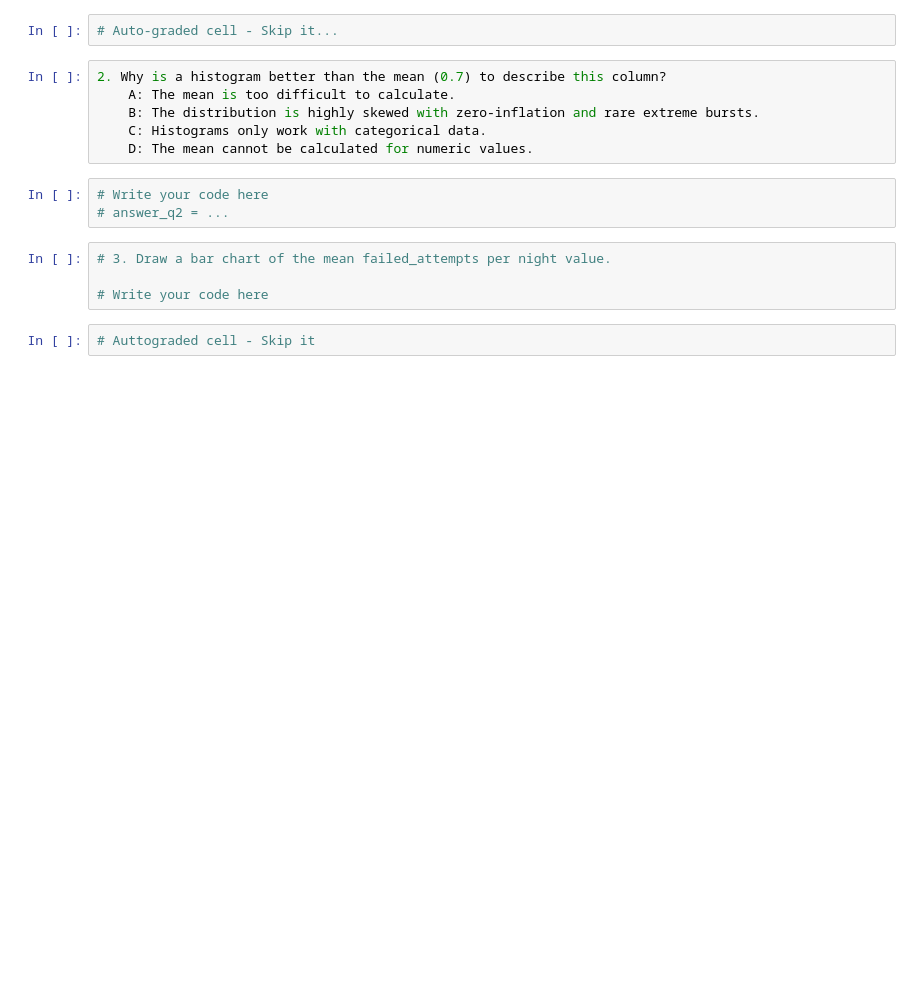
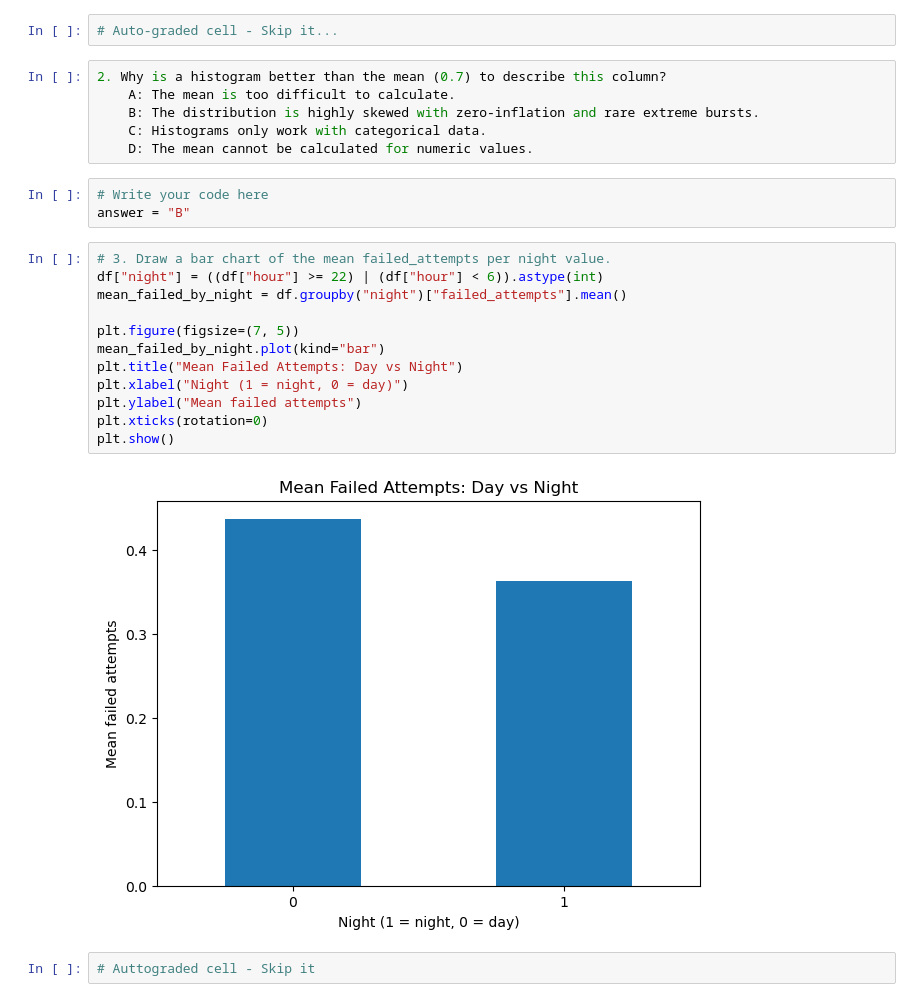
Before and after one commit to ines3160/Mlds, a Jupyter notebook: TP1.ipynb, the cells around one changed output. Saved outputs shown, nothing was run; the diff lists cells and outputs as text; blank space fills up the shorter version.

```diff
--- a/TP1.ipynb
+++ b/TP1.ipynb
@@ -131,11 +149,21 @@ log = pd.DataFrame({"user":    rng.choice(["ali", "sara", "yacine", "nour", "kar
     D: The mean cannot be calculated for numeric values.
 # %%
 # Write your code here
-# answer_q2 = ...
+answer = "B"
-# %%
-# 3. Draw a bar chart of the mean failed_attempts per night value.
-
-# Write your code here
+# %%
+# 3. Draw a bar chart of the mean failed_attempts per night value.
+df["night"] = ((df["hour"] >= 22) | (df["hour"] < 6)).astype(int)
+mean_failed_by_night = df.groupby("night")["failed_attempts"].mean()
+
+plt.figure(figsize=(7, 5))
+mean_failed_by_night.plot(kind="bar")
+plt.title("Mean Failed Attempts: Day vs Night")
+plt.xlabel("Night (1 = night, 0 = day)")
+plt.ylabel("Mean failed attempts")
+plt.xticks(rotation=0)
+plt.show()
+# %% [output]
+[figure, added]
 # %%
 # Auttograded cell - Skip it
 # %% [markdown]
```
Also changed, not shown: parts of 18 cells of this notebook.
